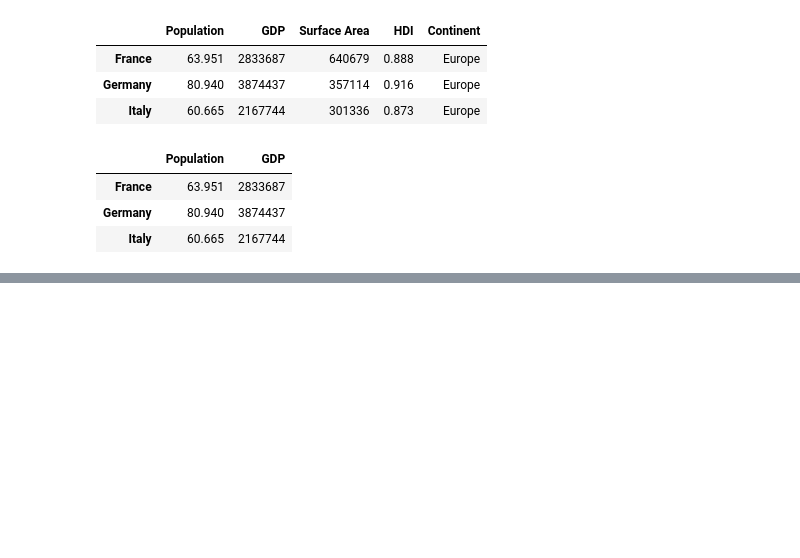
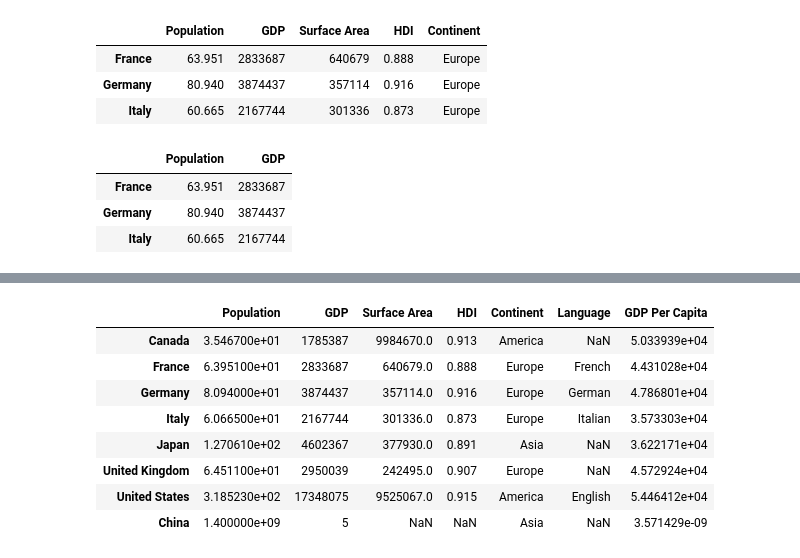
Before and after one commit to c-blomquist/Data-Analysis-Learning, a Jupyter notebook: Pandas_Practice/Pandas_Work.ipynb, the cells around one changed output, grey strips where cells are left out. Drawn from its saved outputs; the diff is of its cells as text; code cells hidden in the pictures; blank space fills up the shorter version.

Commit message:
More work with dataframes

```diff
--- a/Pandas_Practice/Pandas_Work.ipynb
+++ b/Pandas_Practice/Pandas_Work.ipynb
@@ -305,0 +369,11 @@ population_df.loc['France': 'Italy', ['Population', 'GDP']]
+# %%
+langs = pd.Series(
+    ['French', 'German', 'Italian', 'English'],
+    index=['France', 'Germany', 'Italy', 'United States'],
+    name='Language'
+)
+# creating a series to add into the dataframe
+# %%
+population_df['Language'] = langs
+population_df
+# creates NaN values for areas without data from the series.
@@ -305,0 +419,4 @@ population_df.loc['France': 'Italy', ['Population', 'GDP']]
+# %%
+population_df.loc['China'] = pd.Series({'Population': 1_400_000_000, 'Continent': 'Asia', 'GDP': 5})
+# to actually create a new row you need to set the dataframe row equal to the Series, as the .append function will create a temporary one
+# or you can set it equal when you use the .append function
@@ -305,0 +435,14 @@ population_df.loc['France': 'Italy', ['Population', 'GDP']]
+# %%
+population_df['GDP Per Capita'] = population_df['GDP'] / population_df['Population']
+# can use the data in the columns to be able to create another column
+population_df
+# %% [output]
+|  | Population | GDP | Surface Area | HDI | Continent | Language | GDP Per Capita |
+| Canada | 3.546700e+01 | 1785387 | 9984670.0 | 0.913 | America | NaN | 5.033939e+04 |
+| France | 6.395100e+01 | 2833687 | 640679.0 | 0.888 | Europe | French | 4.431028e+04 |
+| Germany | 8.094000e+01 | 3874437 | 357114.0 | 0.916 | Europe | German | 4.786801e+04 |
+| Italy | 6.066500e+01 | 2167744 | 301336.0 | 0.873 | Europe | Italian | 3.573303e+04 |
+| Japan | 1.270610e+02 | 4602367 | 377930.0 | 0.891 | Asia | NaN | 3.622171e+04 |
+| United Kingdom | 6.451100e+01 | 2950039 | 242495.0 | 0.907 | Europe | NaN | 4.572924e+04 |
+| United States | 3.185230e+02 | 17348075 | 9525067.0 | 0.915 | America | English | 5.446412e+04 |
+| China | 1.400000e+09 | 5 | NaN | NaN | Asia | NaN | 3.571429e-09 |
```
Also changed, not shown: parts of 11 cells of this notebook.
